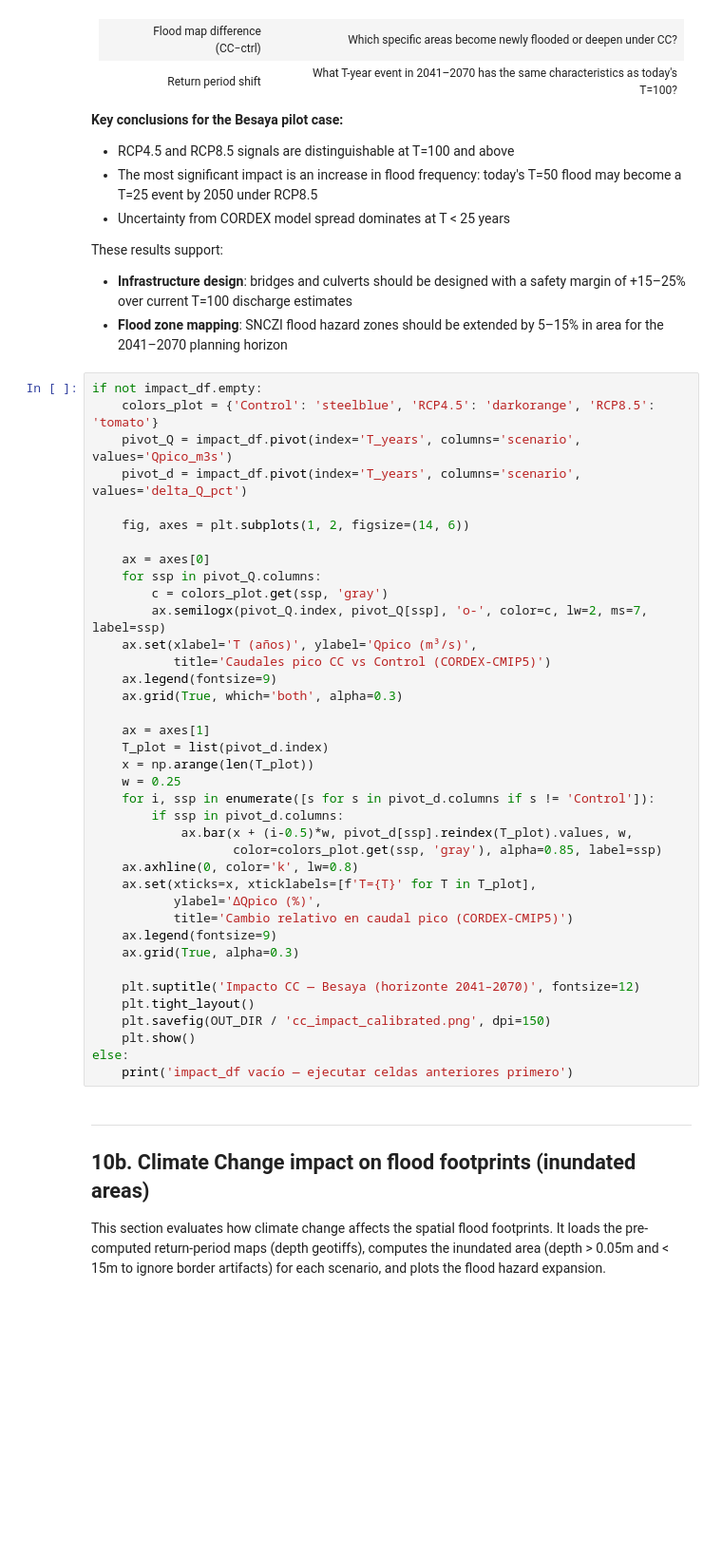
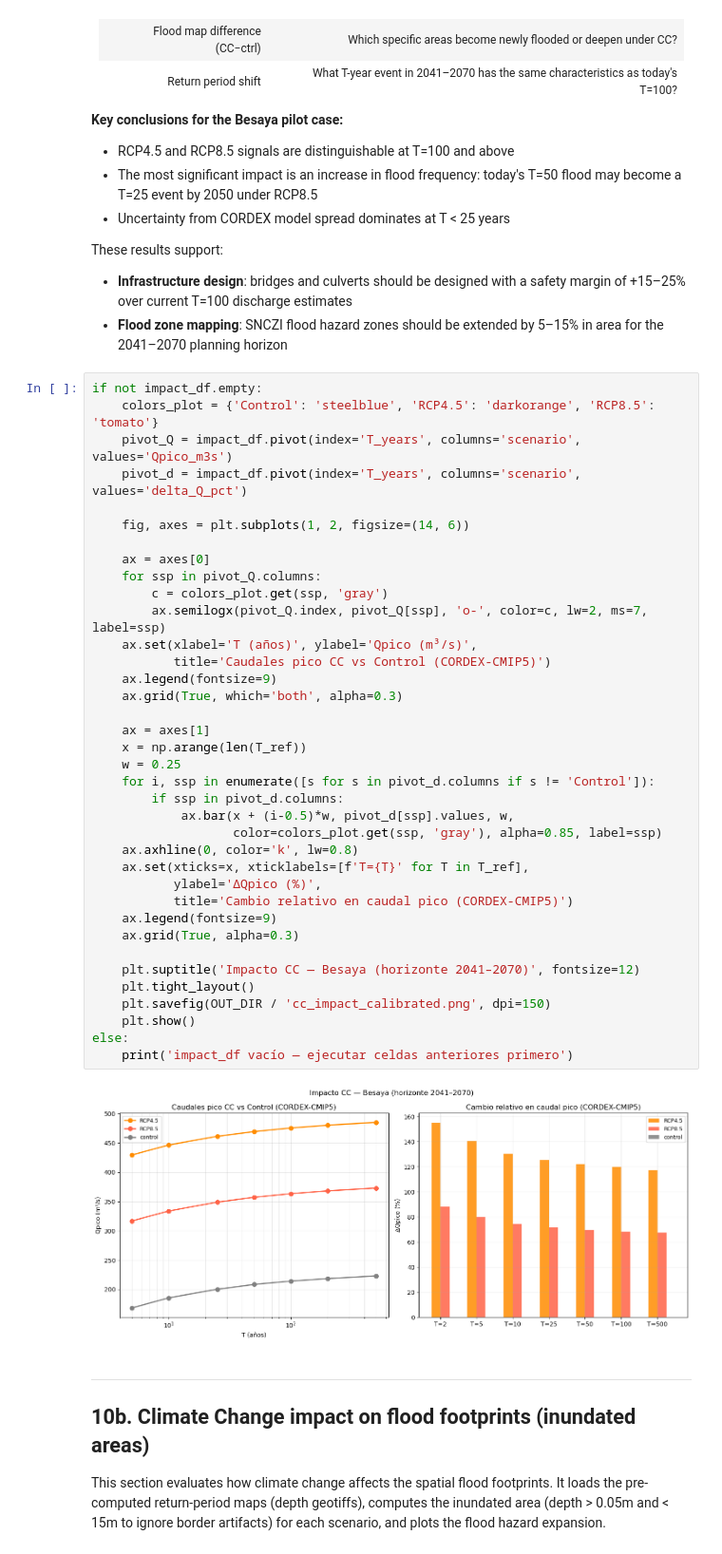
Before and after one commit to navass11/HYDRA, a Jupyter notebook: notebooks/pilot_cases/los_corrales_buelna/08_hybrid_return_periods.ipynb, the cells around one changed output. Shown at 95% size. Cells and saved outputs as stored; diff of their text form; blank space fills up the shorter version.

```diff
--- a/notebooks/pilot_cases/los_corrales_buelna/08_hybrid_return_periods.ipynb
+++ b/notebooks/pilot_cases/los_corrales_buelna/08_hybrid_return_periods.ipynb
@@ -1356,37 +1370,38 @@ if not impact_df.empty:
     pivot_d = impact_df.pivot(index='T_years', columns='scenario', values='delta_Q_pct')
 
     fig, axes = plt.subplots(1, 2, figsize=(14, 6))
 
     ax = axes[0]
     for ssp in pivot_Q.columns:
         c = colors_plot.get(ssp, 'gray')
         ax.semilogx(pivot_Q.index, pivot_Q[ssp], 'o-', color=c, lw=2, ms=7, label=ssp)
     ax.set(xlabel='T (años)', ylabel='Qpico (m³/s)',
            title='Caudales pico CC vs Control (CORDEX-CMIP5)')
     ax.legend(fontsize=9)
     ax.grid(True, which='both', alpha=0.3)
 
     ax = axes[1]
-    T_plot = list(pivot_d.index)
-    x = np.arange(len(T_plot))
+    x = np.arange(len(T_ref))
     w = 0.25
     for i, ssp in enumerate([s for s in pivot_d.columns if s != 'Control']):
         if ssp in pivot_d.columns:
-            ax.bar(x + (i-0.5)*w, pivot_d[ssp].reindex(T_plot).values, w,
+            ax.bar(x + (i-0.5)*w, pivot_d[ssp].values, w,
                    color=colors_plot.get(ssp, 'gray'), alpha=0.85, label=ssp)
     ax.axhline(0, color='k', lw=0.8)
-    ax.set(xticks=x, xticklabels=[f'T={T}' for T in T_plot],
+    ax.set(xticks=x, xticklabels=[f'T={T}' for T in T_ref],
            ylabel='ΔQpico (%)',
            title='Cambio relativo en caudal pico (CORDEX-CMIP5)')
     ax.legend(fontsize=9)
     ax.grid(True, alpha=0.3)
 
     plt.suptitle('Impacto CC — Besaya (horizonte 2041–2070)', fontsize=12)
     plt.tight_layout()
     plt.savefig(OUT_DIR / 'cc_impact_calibrated.png', dpi=150)
     plt.show()
 else:
     print('impact_df vacío — ejecutar celdas anteriores primero')
+# %% [output]
+[figure, added]
 # %% [markdown]
 ---
 ## 10b. Climate Change impact on flood footprints (inundated areas)
```
Also changed, not shown: parts of 13 cells of this notebook.
